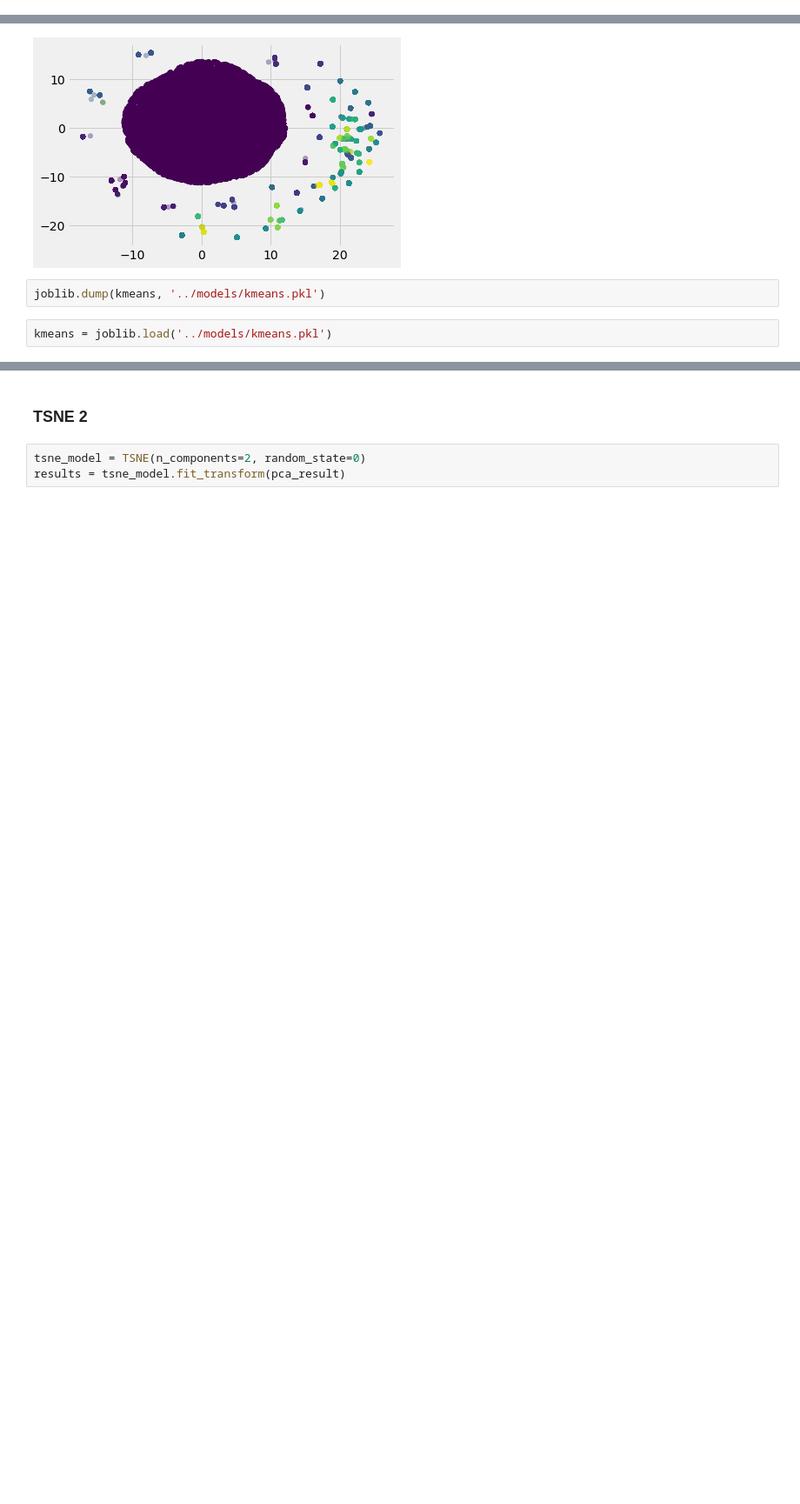
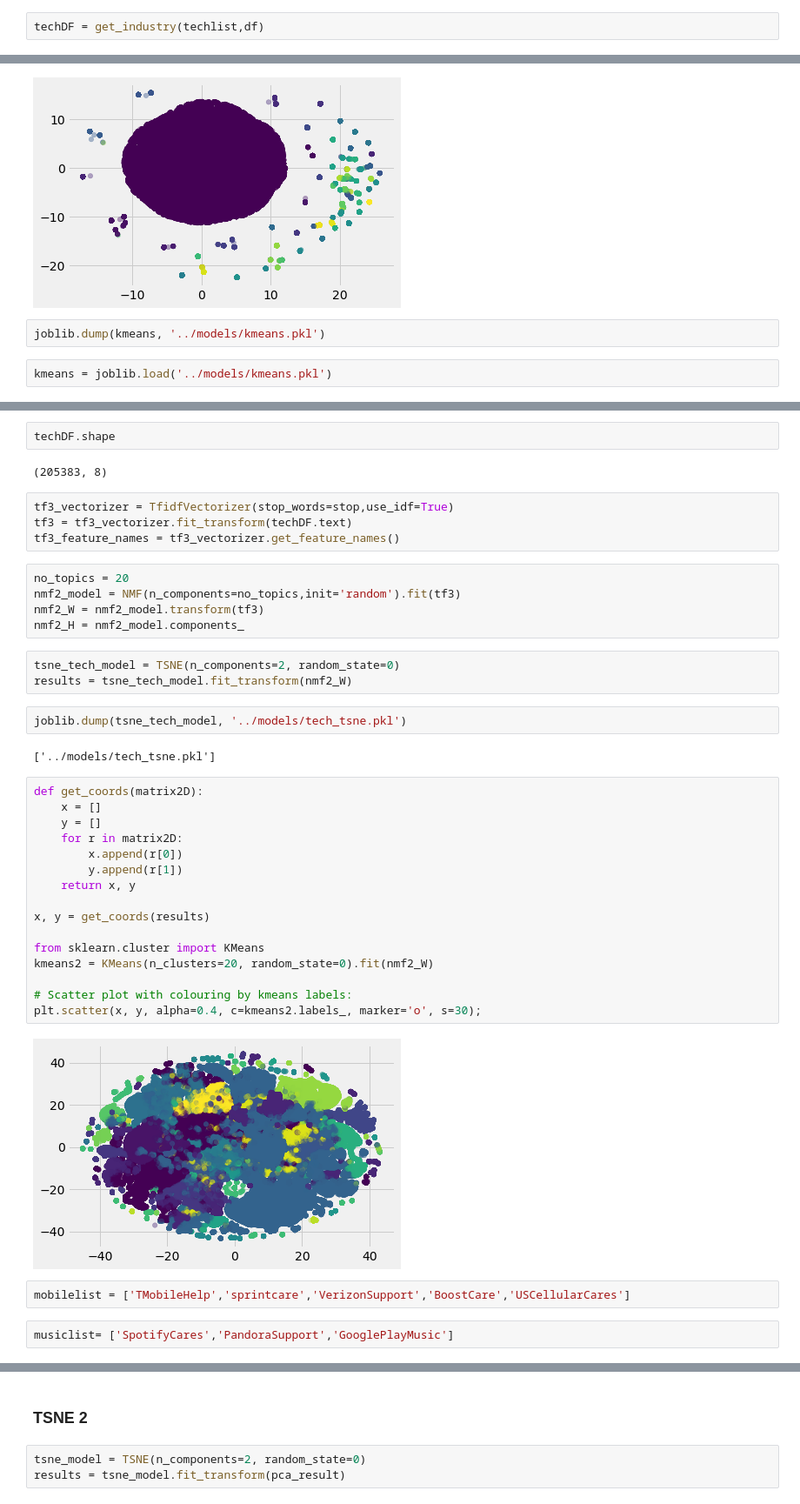
Before and after one commit to xvila/Twitter-Customer-Support-Exploration, a Jupyter notebook: notebooks/data_processing.ipynb, the cells around one changed output, grey strips where cells are left out. Shown at 87% size. Drawn from its saved outputs; the diff is of its cells as text; blank space fills up the shorter version.

```diff
--- a/notebooks/data_processing.ipynb
+++ b/notebooks/data_processing.ipynb
@@ -684,0 +795,2 @@ dellDist
+# %%
+techDF = get_industry(techlist,df)
@@ -813,0 +973,42 @@ kmeans = joblib.load('../models/kmeans.pkl')
+# %%
+techDF.shape
+# %% [output]
+(205383, 8)
+# %%
+tf3_vectorizer = TfidfVectorizer(stop_words=stop,use_idf=True)
+tf3 = tf3_vectorizer.fit_transform(techDF.text)
+tf3_feature_names = tf3_vectorizer.get_feature_names()
+# %%
+no_topics = 20
+nmf2_model = NMF(n_components=no_topics,init='random').fit(tf3)
+nmf2_W = nmf2_model.transform(tf3)
+nmf2_H = nmf2_model.components_
+# %%
+tsne_tech_model = TSNE(n_components=2, random_state=0)
+results = tsne_tech_model.fit_transform(nmf2_W)
+# %%
+joblib.dump(tsne_tech_model, '../models/tech_tsne.pkl')
+# %% [output]
+['../models/tech_tsne.pkl']
+# %%
+def get_coords(matrix2D):
+    x = []
+    y = []
+    for r in matrix2D:
+        x.append(r[0])
+        y.append(r[1])
+    return x, y
+
+x, y = get_coords(results)
+
+from sklearn.cluster import KMeans
+kmeans2 = KMeans(n_clusters=20, random_state=0).fit(nmf2_W)
+
+# Scatter plot with colouring by kmeans labels:
+plt.scatter(x, y, alpha=0.4, c=kmeans2.labels_, marker='o', s=30);
+# %% [output]
+[figure, added]
+# %%
+mobilelist = ['TMobileHelp','sprintcare','VerizonSupport','BoostCare','USCellularCares']
+# %%
+musiclist= ['SpotifyCares','PandoraSupport','GooglePlayMusic']
```
Also changed, not shown: parts of 46 cells of this notebook, 2 other files.
